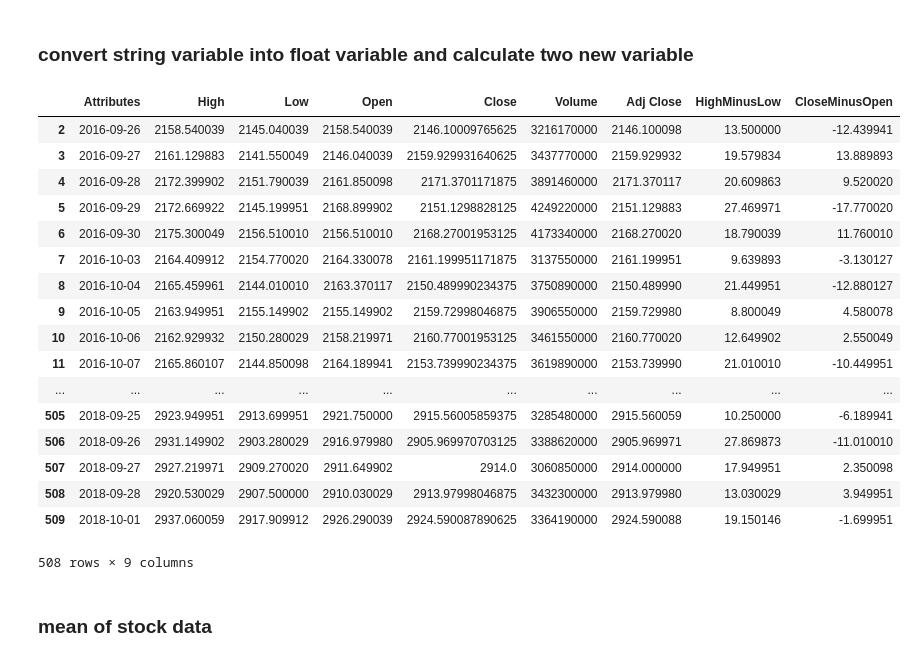
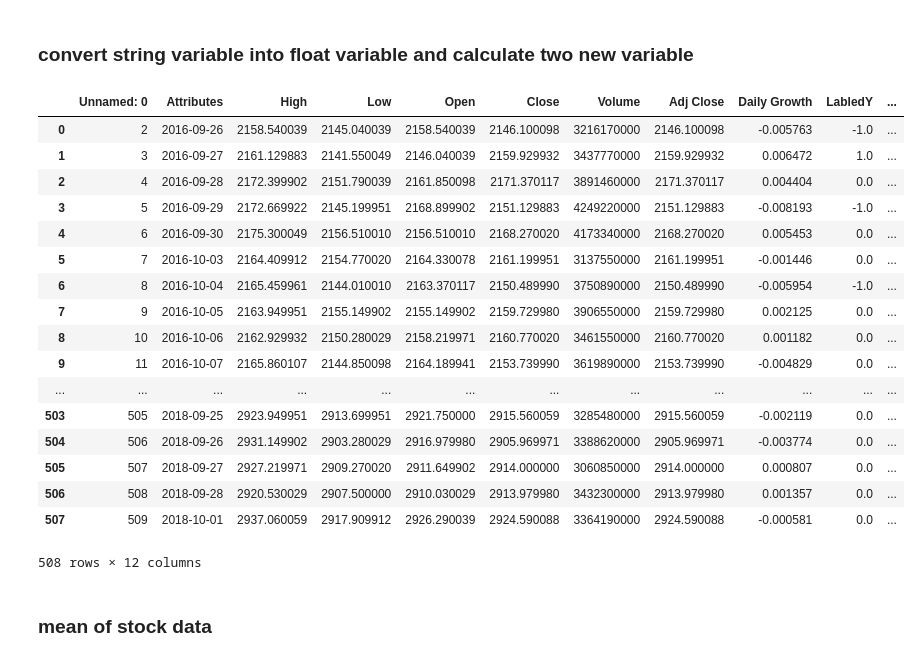
Before and after one commit to Rocket-101/RocketProject, a Jupyter notebook: xiaoya_rocketproject.ipynb, the cells around one changed output. Cells and saved outputs as stored; diff of their text form; code cells hidden in the pictures.

```diff
--- a/xiaoya_rocketproject.ipynb
+++ b/xiaoya_rocketproject.ipynb
@@ -36,39 +36,41 @@ from sklearn.linear_model import LinearRegression
 # %%
 def my_fun1(a,b):
     return float(a) - float(b)
 
 def my_fun2(a):
     return float(a)
 
-MarketData = pd.read_csv('Stock_Price.csv')[2:]
+MarketData = pd.read_csv('LabeledY.csv')
 MarketData
 MarketData['HighMinusLow'] = MarketData.apply(lambda x: my_fun1(x['High'],x['Low']),axis=1)
 MarketData['CloseMinusOpen'] = MarketData.apply(lambda x: my_fun1(x['Adj Close'],x['Open']),axis=1)
 MarketData['High'] = MarketData.apply(lambda x: my_fun2(x['High']),axis=1)
 MarketData['Low'] = MarketData.apply(lambda x: my_fun2(x['Low']),axis=1)
 MarketData['Open'] = MarketData.apply(lambda x: my_fun2(x['Open']),axis=1)
 MarketData['Adj Close'] = MarketData.apply(lambda x: my_fun2(x['Adj Close']),axis=1)
+MarketData['Daily Growth'] = MarketData.apply(lambda x: my_fun2(x['Daily Growth']),axis=1)
+MarketData['LabledY'] = MarketData.apply(lambda x: my_fun2(x['LabledY']),axis=1)
 MarketData
 #MarketData.plot()
 # %% [output]
-|  | Attributes | High | Low | Open | Close | Volume | Adj Close | HighMinusLow | CloseMinusOpen |
-| 2 | 2016-09-26 | 2158.540039 | 2145.040039 | 2158.540039 | 2146.10009765625 | 3216170000 | 2146.100098 | 13.500000 | -12.439941 |
-| 3 | 2016-09-27 | 2161.129883 | 2141.550049 | 2146.040039 | 2159.929931640625 | 3437770000 | 2159.929932 | 19.579834 | 13.889893 |
-| 4 | 2016-09-28 | 2172.399902 | 2151.790039 | 2161.850098 | 2171.3701171875 | 3891460000 | 2171.370117 | 20.609863 | 9.520020 |
-| 5 | 2016-09-29 | 2172.669922 | 2145.199951 | 2168.899902 | 2151.1298828125 | 4249220000 | 2151.129883 | 27.469971 | -17.770020 |
-| 6 | 2016-09-30 | 2175.300049 | 2156.510010 | 2156.510010 | 2168.27001953125 | 4173340000 | 2168.270020 | 18.790039 | 11.760010 |
-| 7 | 2016-10-03 | 2164.409912 | 2154.770020 | 2164.330078 | 2161.199951171875 | 3137550000 | 2161.199951 | 9.639893 | -3.130127 |
-| 8 | 2016-10-04 | 2165.459961 | 2144.010010 | 2163.370117 | 2150.489990234375 | 3750890000 | 2150.489990 | 21.449951 | -12.880127 |
-| 9 | 2016-10-05 | 2163.949951 | 2155.149902 | 2155.149902 | 2159.72998046875 | 3906550000 | 2159.729980 | 8.800049 | 4.580078 |
-| 10 | 2016-10-06 | 2162.929932 | 2150.280029 | 2158.219971 | 2160.77001953125 | 3461550000 | 2160.770020 | 12.649902 | 2.550049 |
-| 11 | 2016-10-07 | 2165.860107 | 2144.850098 | 2164.189941 | 2153.739990234375 | 3619890000 | 2153.739990 | 21.010010 | -10.449951 |
-| ... | ... | ... | ... | ... | ... | ... | ... | ... | ... |
-| 505 | 2018-09-25 | 2923.949951 | 2913.699951 | 2921.750000 | 2915.56005859375 | 3285480000 | 2915.560059 | 10.250000 | -6.189941 |
-| 506 | 2018-09-26 | 2931.149902 | 2903.280029 | 2916.979980 | 2905.969970703125 | 3388620000 | 2905.969971 | 27.869873 | -11.010010 |
-| 507 | 2018-09-27 | 2927.219971 | 2909.270020 | 2911.649902 | 2914.0 | 3060850000 | 2914.000000 | 17.949951 | 2.350098 |
-| 508 | 2018-09-28 | 2920.530029 | 2907.500000 | 2910.030029 | 2913.97998046875 | 3432300000 | 2913.979980 | 13.030029 | 3.949951 |
-| 509 | 2018-10-01 | 2937.060059 | 2917.909912 | 2926.290039 | 2924.590087890625 | 3364190000 | 2924.590088 | 19.150146 | -1.699951 |
+|  | Unnamed: 0 | Attributes | High | Low | Open | Close | Volume | Adj Close | Daily Growth | LabledY | ... |
+| 0 | 2 | 2016-09-26 | 2158.540039 | 2145.040039 | 2158.540039 | 2146.100098 | 3216170000 | 2146.100098 | -0.005763 | -1.0 | ... |
+| 1 | 3 | 2016-09-27 | 2161.129883 | 2141.550049 | 2146.040039 | 2159.929932 | 3437770000 | 2159.929932 | 0.006472 | 1.0 | ... |
+| 2 | 4 | 2016-09-28 | 2172.399902 | 2151.790039 | 2161.850098 | 2171.370117 | 3891460000 | 2171.370117 | 0.004404 | 0.0 | ... |
+| 3 | 5 | 2016-09-29 | 2172.669922 | 2145.199951 | 2168.899902 | 2151.129883 | 4249220000 | 2151.129883 | -0.008193 | -1.0 | ... |
+| 4 | 6 | 2016-09-30 | 2175.300049 | 2156.510010 | 2156.510010 | 2168.270020 | 4173340000 | 2168.270020 | 0.005453 | 0.0 | ... |
+| 5 | 7 | 2016-10-03 | 2164.409912 | 2154.770020 | 2164.330078 | 2161.199951 | 3137550000 | 2161.199951 | -0.001446 | 0.0 | ... |
+| 6 | 8 | 2016-10-04 | 2165.459961 | 2144.010010 | 2163.370117 | 2150.489990 | 3750890000 | 2150.489990 | -0.005954 | -1.0 | ... |
+| 7 | 9 | 2016-10-05 | 2163.949951 | 2155.149902 | 2155.149902 | 2159.729980 | 3906550000 | 2159.729980 | 0.002125 | 0.0 | ... |
+| 8 | 10 | 2016-10-06 | 2162.929932 | 2150.280029 | 2158.219971 | 2160.770020 | 3461550000 | 2160.770020 | 0.001182 | 0.0 | ... |
+| 9 | 11 | 2016-10-07 | 2165.860107 | 2144.850098 | 2164.189941 | 2153.739990 | 3619890000 | 2153.739990 | -0.004829 | 0.0 | ... |
+| ... | ... | ... | ... | ... | ... | ... | ... | ... | ... | ... | ... |
+| 503 | 505 | 2018-09-25 | 2923.949951 | 2913.699951 | 2921.750000 | 2915.560059 | 3285480000 | 2915.560059 | -0.002119 | 0.0 | ... |
+| 504 | 506 | 2018-09-26 | 2931.149902 | 2903.280029 | 2916.979980 | 2905.969971 | 3388620000 | 2905.969971 | -0.003774 | 0.0 | ... |
+| 505 | 507 | 2018-09-27 | 2927.219971 | 2909.270020 | 2911.649902 | 2914.000000 | 3060850000 | 2914.000000 | 0.000807 | 0.0 | ... |
+| 506 | 508 | 2018-09-28 | 2920.530029 | 2907.500000 | 2910.030029 | 2913.979980 | 3432300000 | 2913.979980 | 0.001357 | 0.0 | ... |
+| 507 | 509 | 2018-10-01 | 2937.060059 | 2917.909912 | 2926.290039 | 2924.590088 | 3364190000 | 2924.590088 | -0.000581 | 0.0 | ... |
-508 rows × 9 columns
+508 rows × 12 columns
 # %% [markdown]
 ### mean of stock data
 # %%
```
Also changed, not shown: parts of 10 cells of this notebook.
